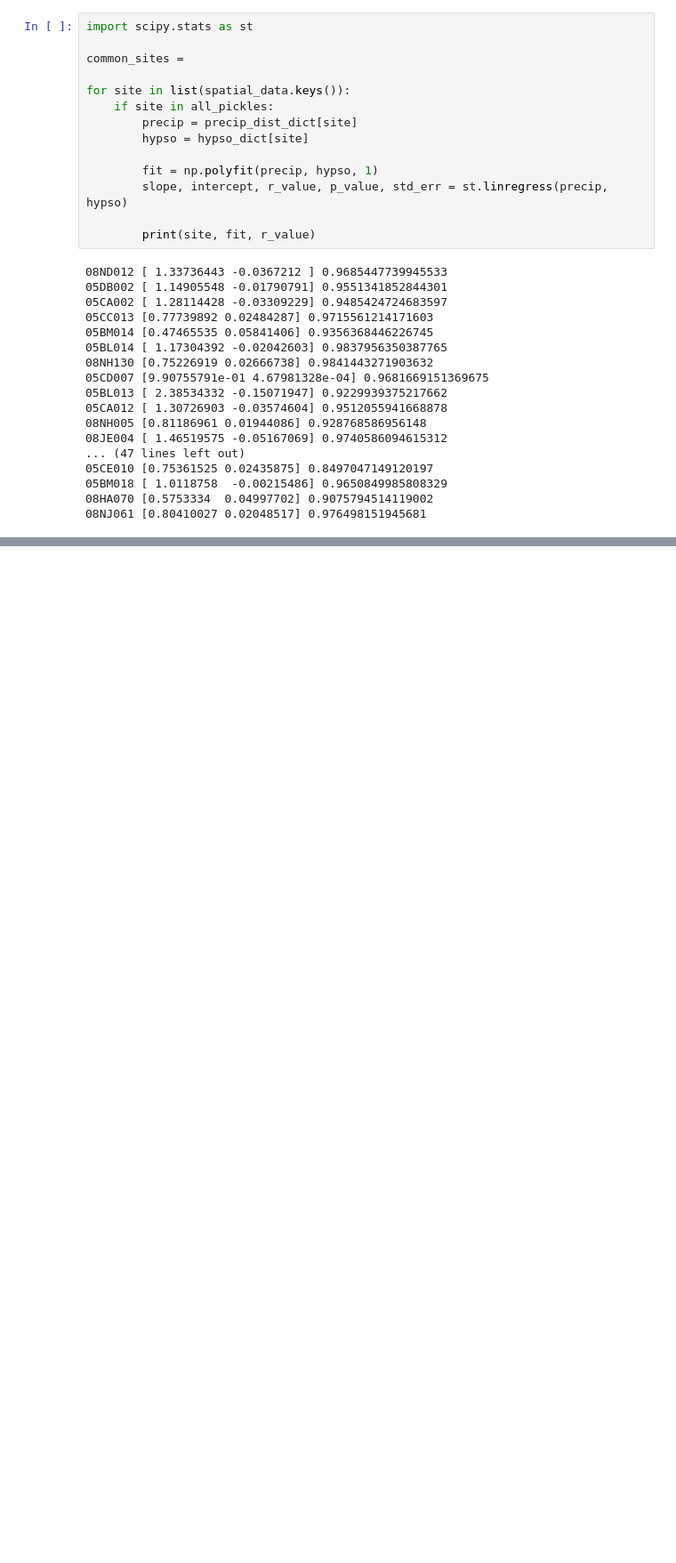
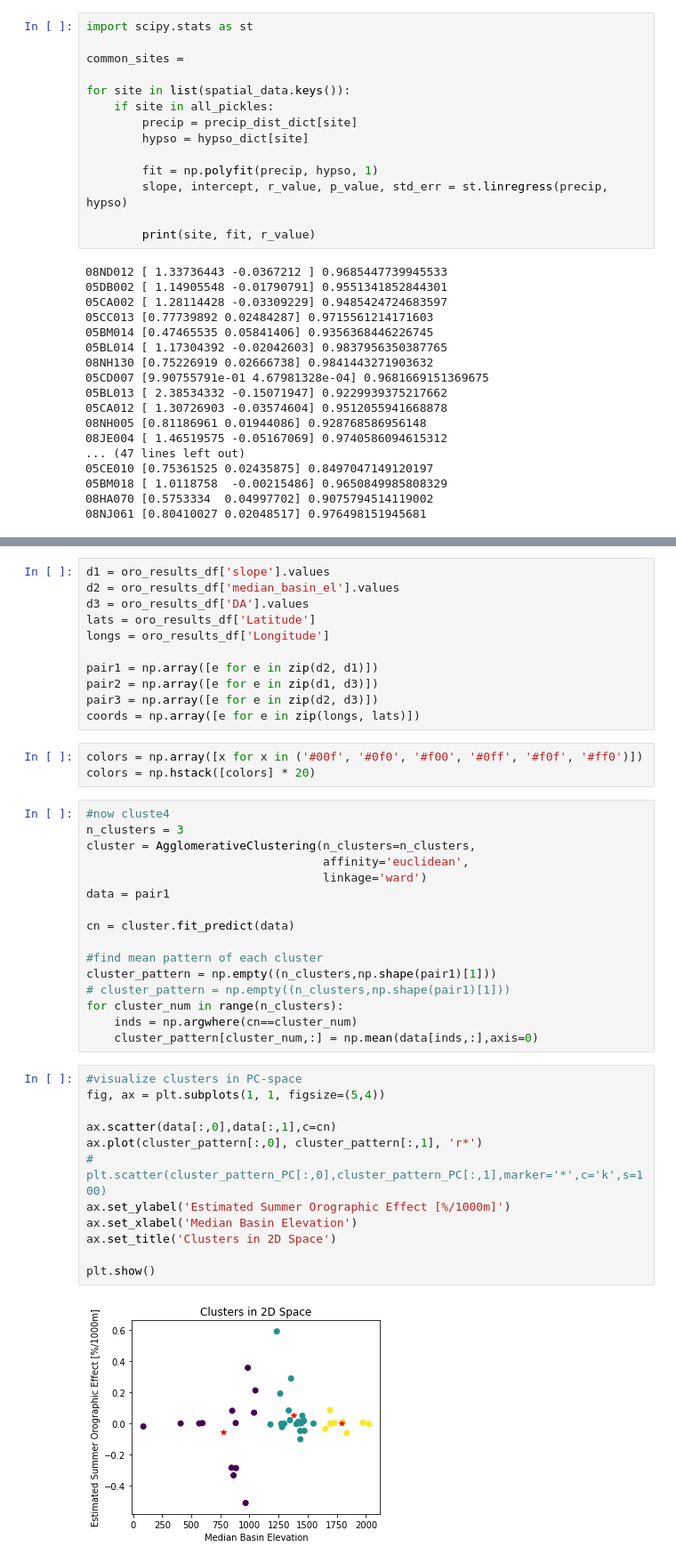
Before and after one commit to dankovacek/precip_radar, a Jupyter notebook: Spatial_Analysis.ipynb, the cells around one changed output, grey strips where cells are left out. Shown at 89% size. Cells and saved outputs as stored; diff of their text form; blank space fills up the shorter version.

```diff
--- a/Spatial_Analysis.ipynb
+++ b/Spatial_Analysis.ipynb
@@ -549,0 +740,44 @@ for site in list(spatial_data.keys()):
+# %%
+d1 = oro_results_df['slope'].values
+d2 = oro_results_df['median_basin_el'].values
+d3 = oro_results_df['DA'].values
+lats = oro_results_df['Latitude']
+longs = oro_results_df['Longitude']
+
+pair1 = np.array([e for e in zip(d2, d1)])
+pair2 = np.array([e for e in zip(d1, d3)])
+pair3 = np.array([e for e in zip(d2, d3)])
+coords = np.array([e for e in zip(longs, lats)])
+# %%
+colors = np.array([x for x in ('#00f', '#0f0', '#f00', '#0ff', '#f0f', '#ff0')])
+colors = np.hstack([colors] * 20)
+# %%
+#now cluste4
+n_clusters = 3
+cluster = AgglomerativeClustering(n_clusters=n_clusters,
+                                  affinity='euclidean',
+                                  linkage='ward')
+data = pair1
+
+cn = cluster.fit_predict(data)
+
+#find mean pattern of each cluster
+cluster_pattern = np.empty((n_clusters,np.shape(pair1)[1]))
+# cluster_pattern = np.empty((n_clusters,np.shape(pair1)[1]))
+for cluster_num in range(n_clusters):
+    inds = np.argwhere(cn==cluster_num)
+    cluster_pattern[cluster_num,:] = np.mean(data[inds,:],axis=0)
+# %%
+#visualize clusters in PC-space
+fig, ax = plt.subplots(1, 1, figsize=(5,4))
+
+ax.scatter(data[:,0],data[:,1],c=cn)
+ax.plot(cluster_pattern[:,0], cluster_pattern[:,1], 'r*')
+# plt.scatter(cluster_pattern_PC[:,0],cluster_pattern_PC[:,1],marker='*',c='k',s=100)
+ax.set_ylabel('Estimated Summer Orographic Effect [%/1000m]')
+ax.set_xlabel('Median Basin Elevation')
+ax.set_title('Clusters in 2D Space')
+
+plt.show()
+# %% [output]
+[figure, added]
```
Also changed, not shown: parts of 24 cells of this notebook, 14 other files.
